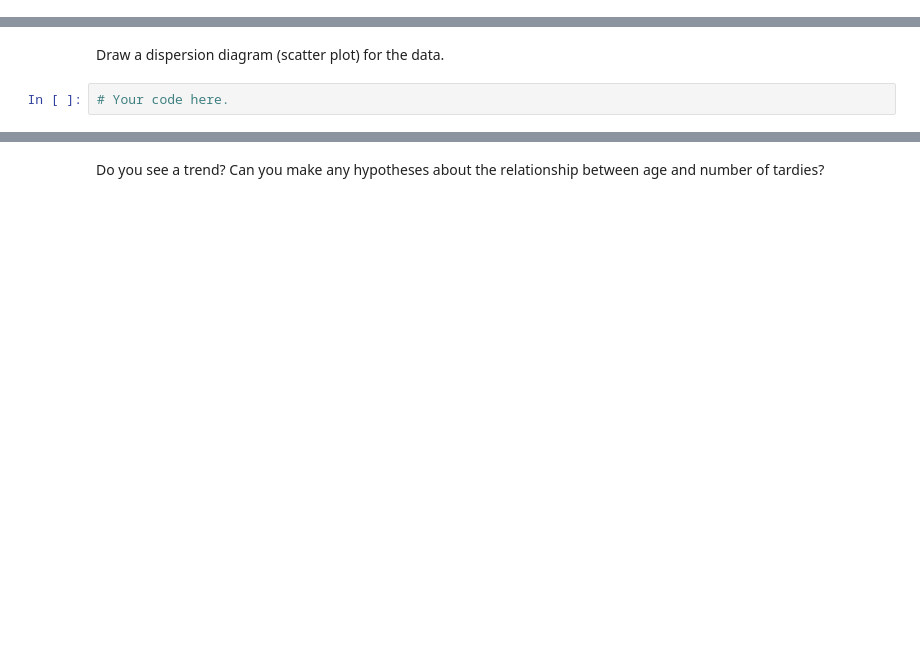
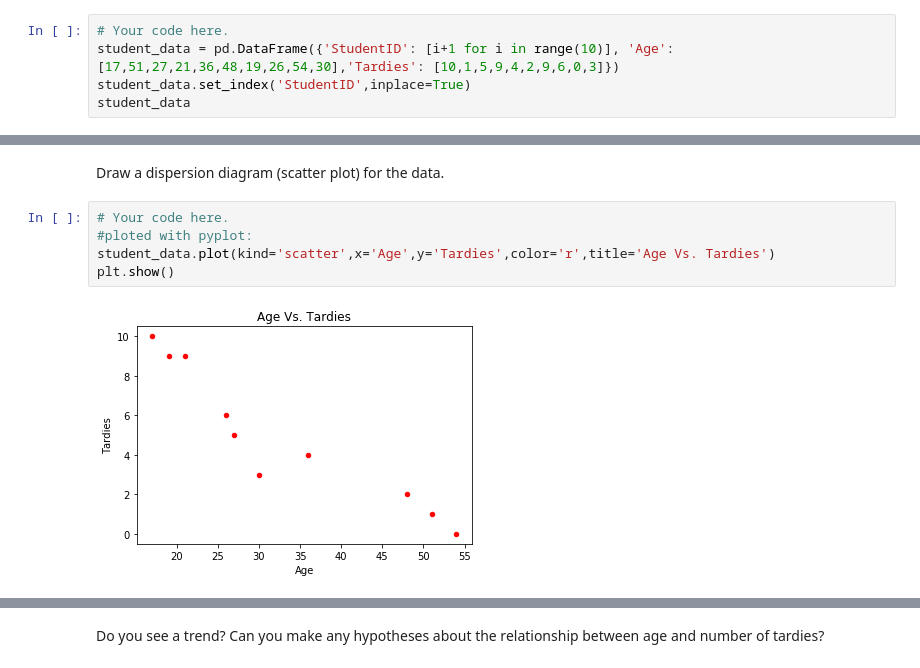
Before and after one commit to herreradelduque/dataptmad1019, a Jupyter notebook: module-2/lab-regression-analysis/your-code.ipynb, the cells around one changed output, grey strips where cells are left out. Saved outputs shown, nothing was run; the diff lists cells and outputs as text; blank space fills up the shorter version.

```diff
--- a/module-2/lab-regression-analysis/your-code.ipynb
+++ b/module-2/lab-regression-analysis/your-code.ipynb
@@ -32,0 +45,5 @@ student_data = pd.DataFrame({'X': [x_values], 'Y': [y_values]})
+# %%
+# Your code here.
+student_data = pd.DataFrame({'StudentID': [i+1 for i in range(10)], 'Age': [17,51,27,21,36,48,19,26,54,30],'Tardies': [10,1,5,9,4,2,9,6,0,3]})
+student_data.set_index('StudentID',inplace=True)
+student_data
@@ -33,4 +63,9 @@ student_data = pd.DataFrame({'X': [x_values], 'Y': [y_values]})
 # %% [markdown]
 Draw a dispersion diagram (scatter plot) for the data.
-# %%
-# Your code here.
+# %%
+# Your code here.
+#ploted with pyplot:
+student_data.plot(kind='scatter',x='Age',y='Tardies',color='r',title='Age Vs. Tardies')
+plt.show()
+# %% [output]
+[figure, added]
```
Also changed, not shown: parts of 43 cells of this notebook.
